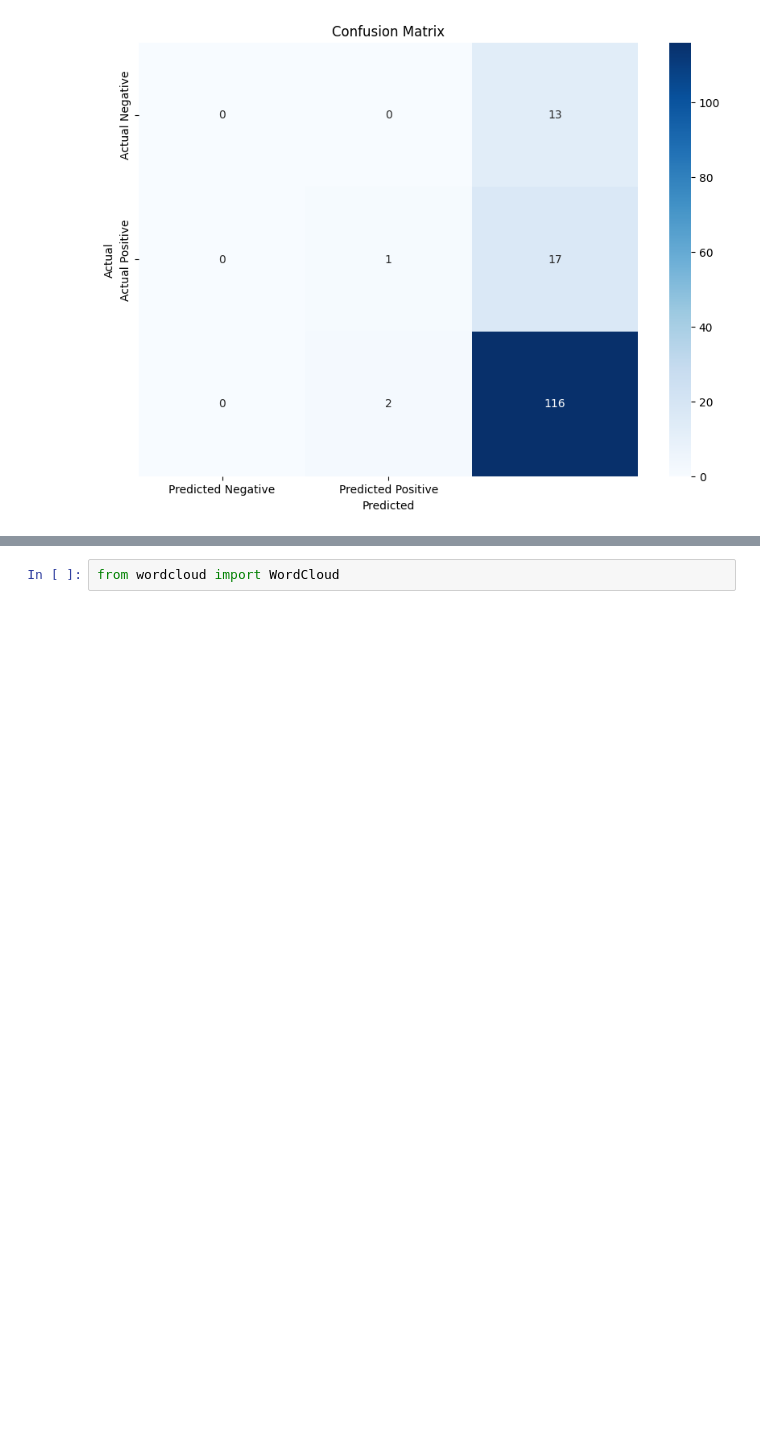
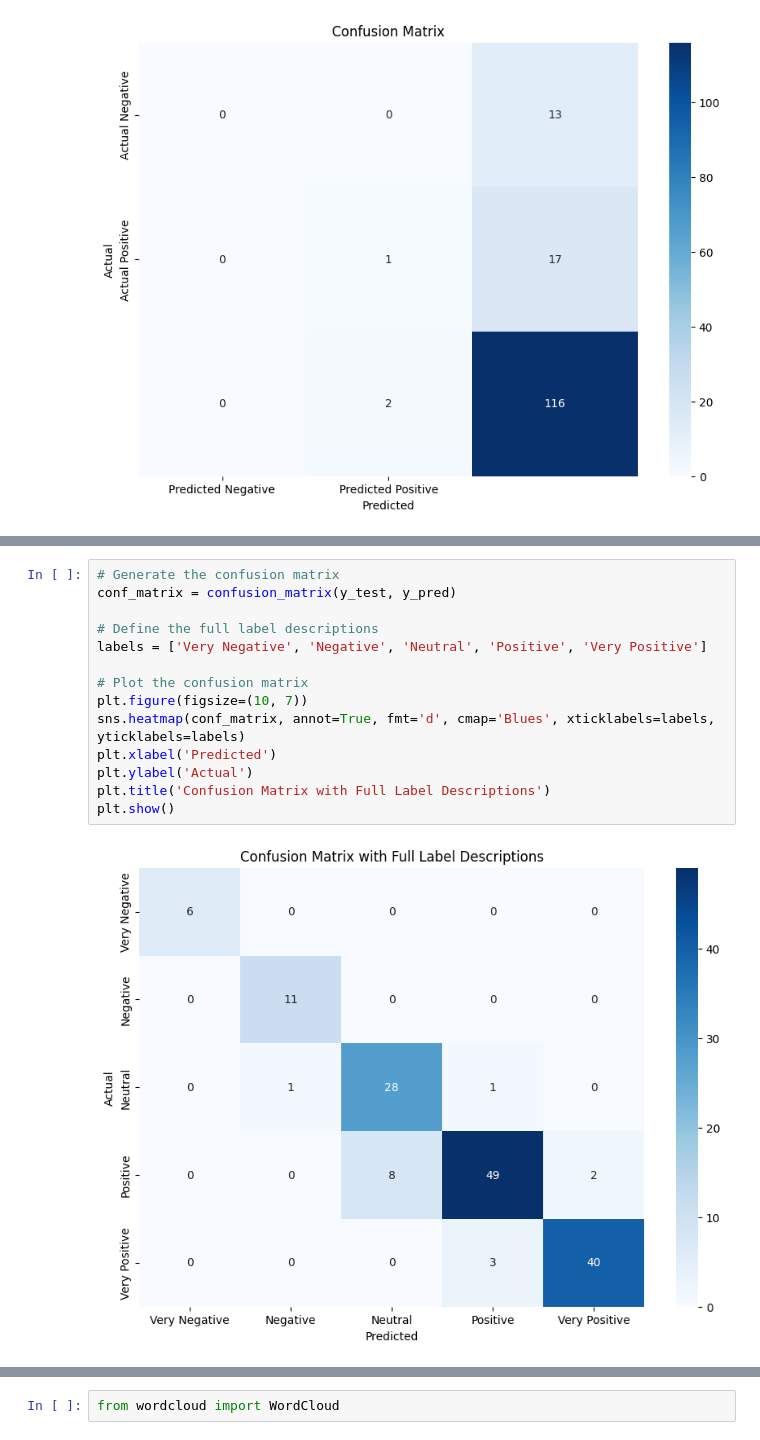
Before and after one commit to suarasiy/sentiment-analysis, a Jupyter notebook: pre-processing.ipynb, the cells around one changed output, grey strips where cells are left out. Cells and saved outputs as stored; diff of their text form; blank space fills up the shorter version.

```diff
--- a/pre-processing.ipynb
+++ b/pre-processing.ipynb
@@ -309,0 +628,16 @@ weighted avg       0.67      0.79      0.71       149
+# %%
+# Generate the confusion matrix
+conf_matrix = confusion_matrix(y_test, y_pred)
+
+# Define the full label descriptions
+labels = ['Very Negative', 'Negative', 'Neutral', 'Positive', 'Very Positive']
+
+# Plot the confusion matrix
+plt.figure(figsize=(10, 7))
+sns.heatmap(conf_matrix, annot=True, fmt='d', cmap='Blues', xticklabels=labels, yticklabels=labels)
+plt.xlabel('Predicted')
+plt.ylabel('Actual')
+plt.title('Confusion Matrix with Full Label Descriptions')
+plt.show()
+# %% [output]
+[figure, added]
```
Also changed, not shown: parts of 33 cells of this notebook.
